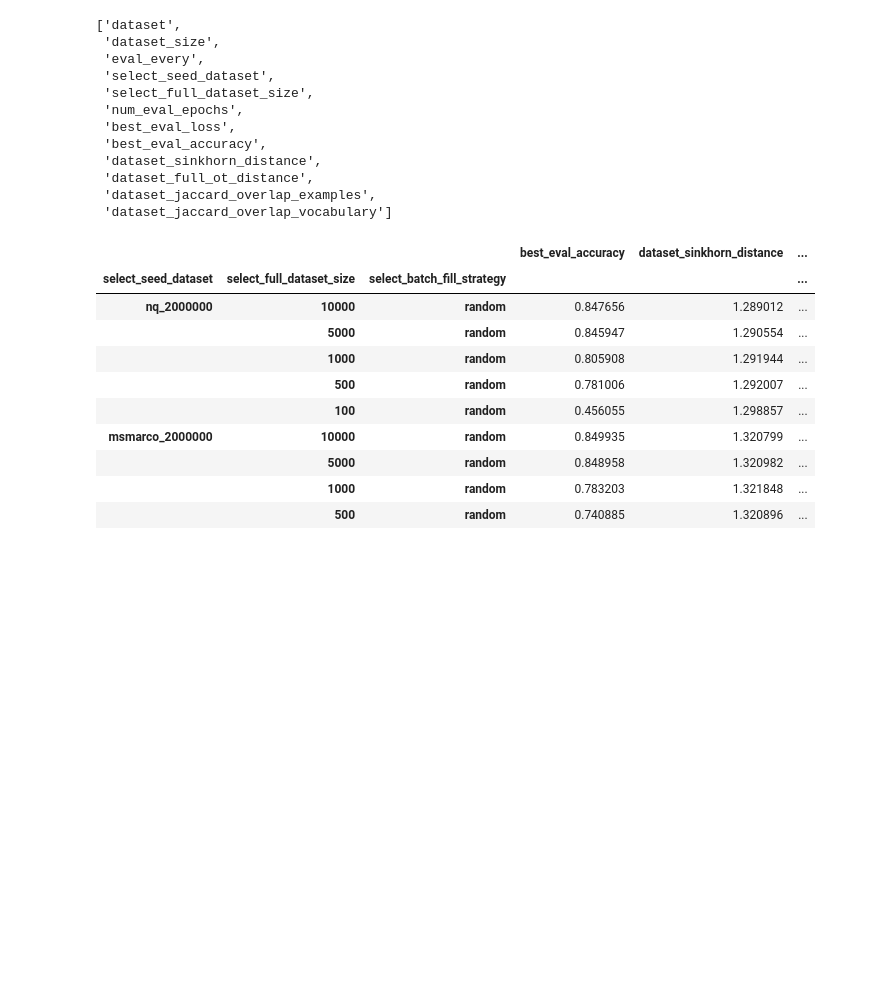
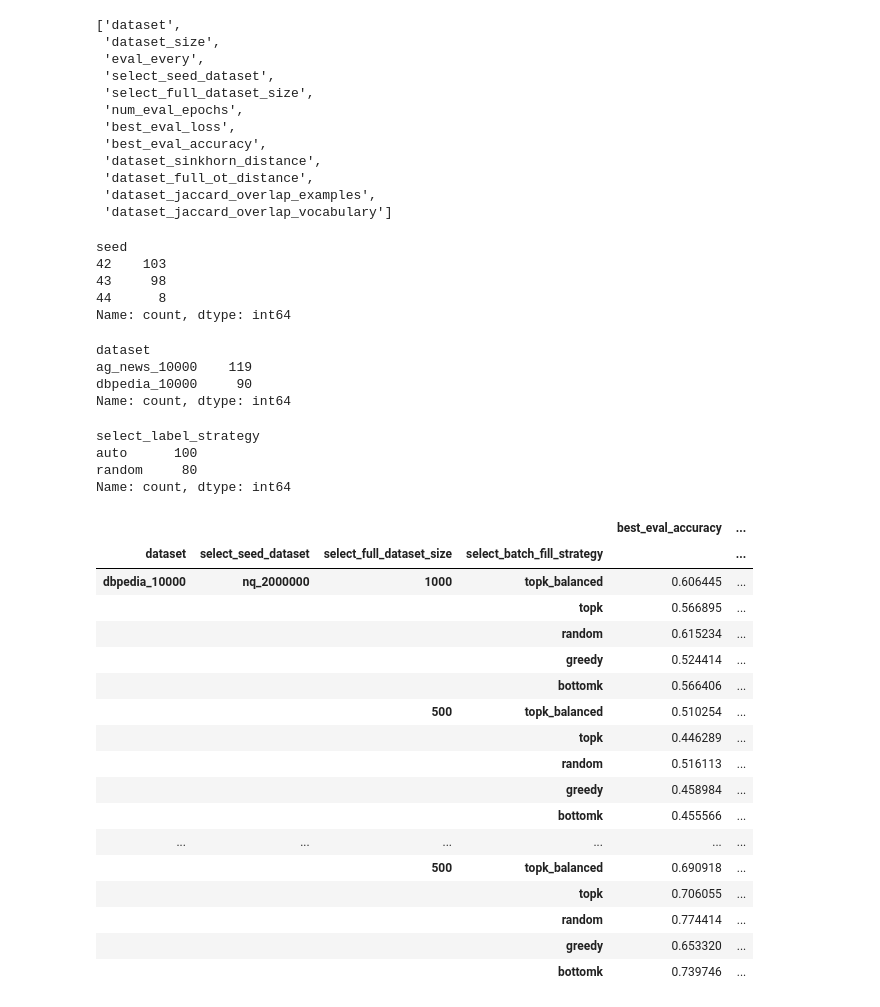
Before and after one commit to jxmorris12/reverse-training, a Jupyter notebook: nbs/2025_03_23_Experiments_first_try.ipynb, the cells around one changed output. Drawn from its saved outputs; the diff is of its cells as text; code cells hidden in the pictures; blank space fills up the shorter version.

```diff
--- a/nbs/2025_03_23_Experiments_first_try.ipynb
+++ b/nbs/2025_03_23_Experiments_first_try.ipynb
@@ -57,28 +59,58 @@ Name: count, dtype: int64
  'dataset_full_ot_distance',
  'dataset_jaccard_overlap_examples',
  'dataset_jaccard_overlap_vocabulary']
+# %%
+df["seed"].value_counts()
+# %% [output]
+seed
+42    103
+43     98
+44      8
+Name: count, dtype: int64
+# %%
+df["dataset"].value_counts()
+# %% [output]
+dataset
+ag_news_10000    119
+dbpedia_10000     90
+Name: count, dtype: int64
+# %%
+df["select_label_strategy"].value_counts()
+# %% [output]
+select_label_strategy
+auto      100
+random     80
+Name: count, dtype: int64
 # %%
 import pandas as pd
 
 pd.set_option('display.max_rows', None)
 
-dv_cols = ["select_seed_dataset", "select_full_dataset_size", "select_batch_fill_strategy"]
+dv_cols = ["dataset", "select_seed_dataset", "select_full_dataset_size", "select_batch_fill_strategy"]
+a
 
 iv_cols = ["best_eval_accuracy", "dataset_sinkhorn_distance", "dataset_jaccard_overlap_vocabulary"]
 
-df.groupby(dv_cols)[iv_cols].mean().sort_values(by=["select_seed_dataset", "select_full_dataset_size", "select_batch_fill_strategy"], ascending=False)
+df[(df["select_label_strategy"] == "auto")].groupby(dv_cols)[iv_cols].mean().sort_values(by=["dataset","select_seed_dataset", "select_full_dataset_size", "select_batch_fill_strategy"], ascending=False)
 # %% [output]
-|  |  |  | best_eval_accuracy | dataset_sinkhorn_distance | ... |
-| select_seed_dataset | select_full_dataset_size | select_batch_fill_strategy |  |  | ... |
-| nq_2000000 | 10000 | random | 0.847656 | 1.289012 | ... |
-|  | 5000 | random | 0.845947 | 1.290554 | ... |
-|  | 1000 | random | 0.805908 | 1.291944 | ... |
-|  | 500 | random | 0.781006 | 1.292007 | ... |
-|  | 100 | random | 0.456055 | 1.298857 | ... |
-| msmarco_2000000 | 10000 | random | 0.849935 | 1.320799 | ... |
-|  | 5000 | random | 0.848958 | 1.320982 | ... |
-|  | 1000 | random | 0.783203 | 1.321848 | ... |
-|  | 500 | random | 0.740885 | 1.320896 | ... |
+|  |  |  |  | best_eval_accuracy | ... |
+| dataset | select_seed_dataset | select_full_dataset_size | select_batch_fill_strategy |  | ... |
+| dbpedia_10000 | nq_2000000 | 1000 | topk_balanced | 0.606445 | ... |
+|  |  |  | topk | 0.566895 | ... |
+|  |  |  | random | 0.615234 | ... |
+|  |  |  | greedy | 0.524414 | ... |
+|  |  |  | bottomk | 0.566406 | ... |
+|  |  | 500 | topk_balanced | 0.510254 | ... |
+|  |  |  | topk | 0.446289 | ... |
+|  |  |  | random | 0.516113 | ... |
+|  |  |  | greedy | 0.458984 | ... |
+|  |  |  | bottomk | 0.455566 | ... |
+| ... | ... | ... | ... | ... | ... |
+|  |  | 500 | topk_balanced | 0.690918 | ... |
+|  |  |  | topk | 0.706055 | ... |
+|  |  |  | random | 0.774414 | ... |
+|  |  |  | greedy | 0.653320 | ... |
+|  |  |  | bottomk | 0.739746 | ... |
 # %%
 import seaborn as sns
 
```
Also changed, not shown: parts of 3 cells of this notebook, 3 other files.
